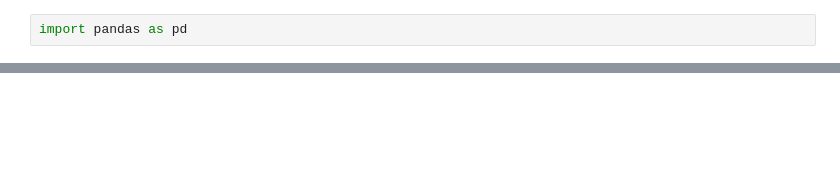
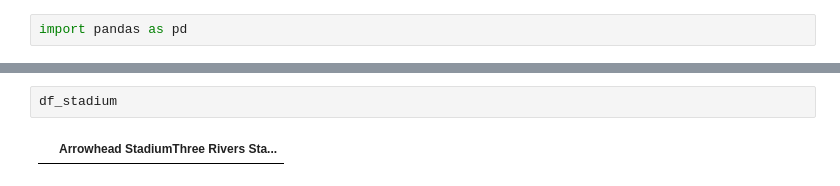
Before and after one commit to W-Thurston/NFL_Predict, a Jupyter notebook: notebooks/exploratory/junk_tester_file.ipynb, the cells around one changed output, grey strips where cells are left out. Cells and saved outputs as stored; diff of their text form; blank space fills up the shorter version.

```diff
--- a/notebooks/exploratory/junk_tester_file.ipynb
+++ b/notebooks/exploratory/junk_tester_file.ipynb
@@ -86,0 +37,4 @@ game_data.loc[game_data['TEAM_A']=='Atlanta Falcons',:].sort_values(['YEAR','WEE
+# %%
+df_stadium
+# %% [output]
+|  | Arrowhead StadiumThree Rivers Sta... |
```
Also changed, not shown: parts of 22 cells of this notebook, 5 other files.
